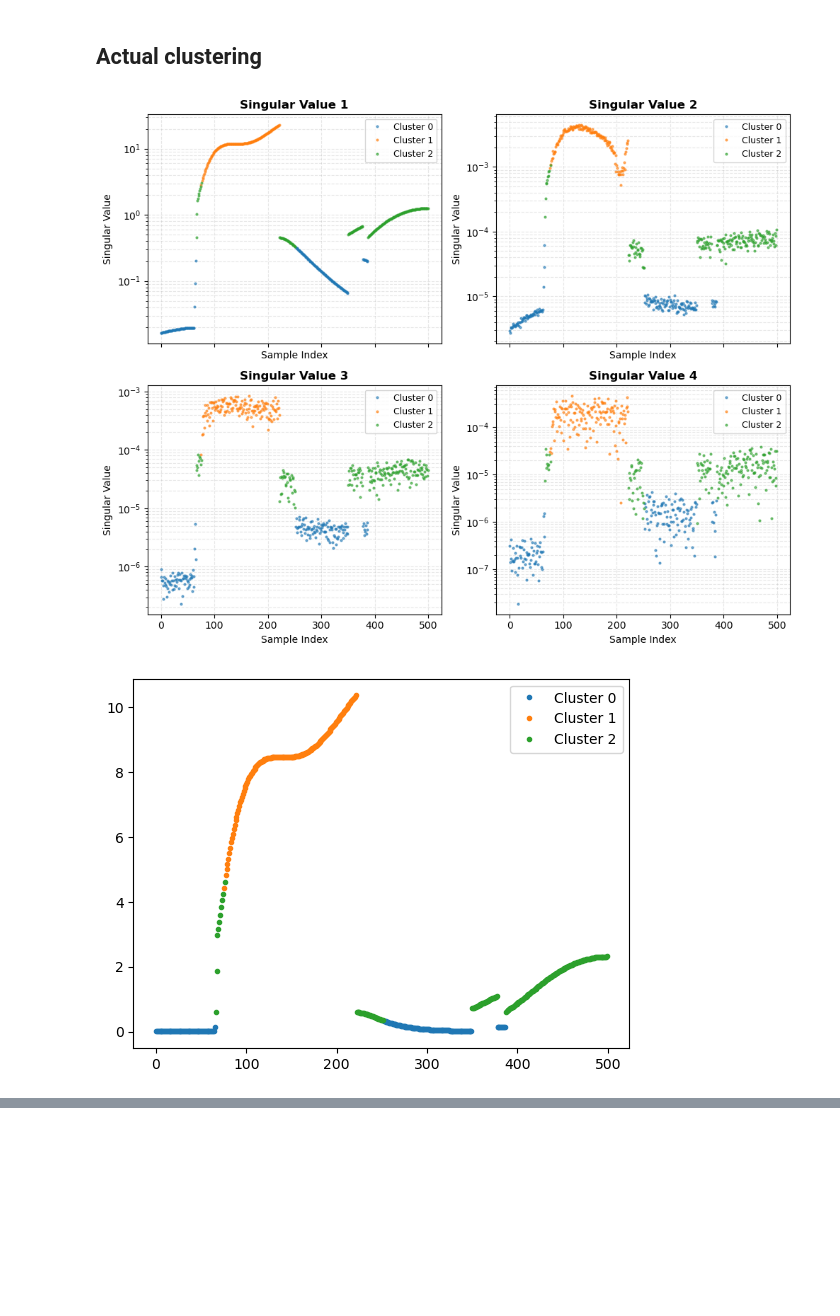
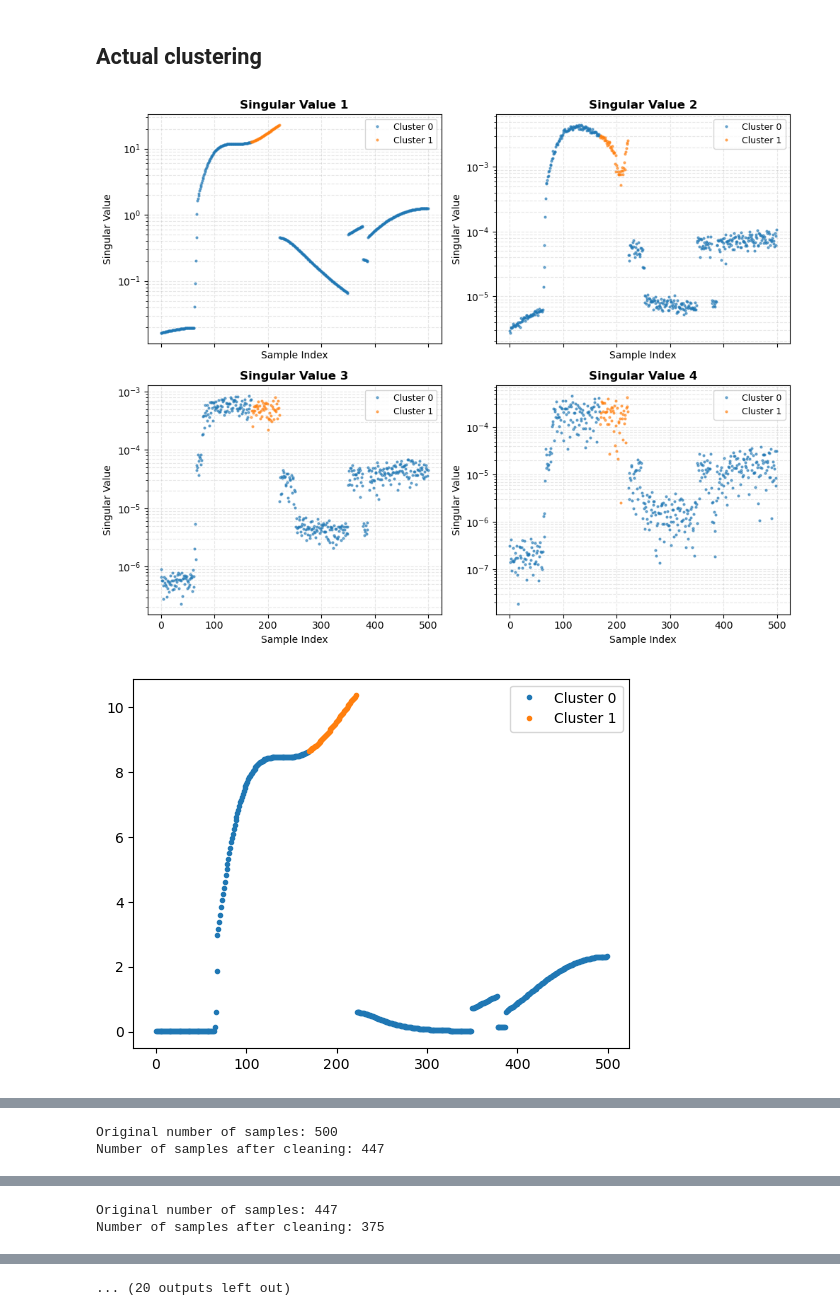
Before and after one commit to bencekaszas/ITT23-MIMO-processing, a Jupyter notebook: clustering.ipynb, the cells around one changed output, grey strips where cells are left out. Saved outputs shown, nothing was run; the diff lists cells and outputs as text; code cells hidden in the pictures; blank space fills up the shorter version.

Commit message:
add noise

```diff
--- a/clustering.ipynb
+++ b/clustering.ipynb
@@ -28,7 +32,7 @@ def clustering_alg(data: np.ndarray, n_clusters = 2):
             sv_arr = np.vstack([sv_arr, s])
 
     kmeans = KMeans(n_clusters=n_clusters, random_state=0)
-    kmeans.fit(np.log(sv_arr**2))
+    kmeans.fit(sv_arr**2)
     return kmeans.labels_, kmeans.cluster_centers_
 # %%
 # Buggy not working produces naans
@@ -89,15 +93,26 @@ def capacity_Vector(H_matrices):
 # %%
 data = np.load('0_5_60.npz')
 H_matrices = data['matrices']
 
 H_matrices = H_matrices[~np.isnan(H_matrices).any(axis=(1,2))]
 H_matrices = H_matrices[:500]
 H_matrices = regularize_data(H_matrices)
+# H_matrices = add_noise(H_matrices, noise_level=0.1)
 sv_data = compute_SV(H_matrices)
-labels, centers = clustering_alg(H_matrices, n_clusters=3)
+labels, centers = clustering_alg(H_matrices, n_clusters=2)
 plot_SV(sv_data, labels)
 capacity_data = capacity_Vector(H_matrices)
 plot_Capacity(capacity_data, labels)
+
+for i in range(10):
+    sv_data = compute_SV(H_matrices)
+    labels, centers = clustering_alg(H_matrices, n_clusters=2)
+    plot_SV(sv_data, labels)
+    capacity_data = capacity_Vector(H_matrices)
+    plot_Capacity(capacity_data, labels)
+    print(f'Original number of samples: {H_matrices.shape[0]}')
+    H_matrices = H_matrices[labels != 1]
+    print(f'Number of samples after cleaning: {H_matrices.shape[0]}')
 # %% [output]
-[figure, old version]
+[figure, new version]
-[figure, old version]
+[figure, new version]
@@ -103,0 +121,2 @@ plot_Capacity(capacity_data, labels)
+Original number of samples: 500
+Number of samples after cleaning: 447
@@ -103,0 +125,2 @@ plot_Capacity(capacity_data, labels)
+Original number of samples: 447
+Number of samples after cleaning: 375
@@ -104,2 +132,3 @@ plot_Capacity(capacity_data, labels)
+... (20 outputs left out)
 # %%
 # remove all samples belonging to cluster 1
```
Also changed, not shown: parts of 3 cells of this notebook.
